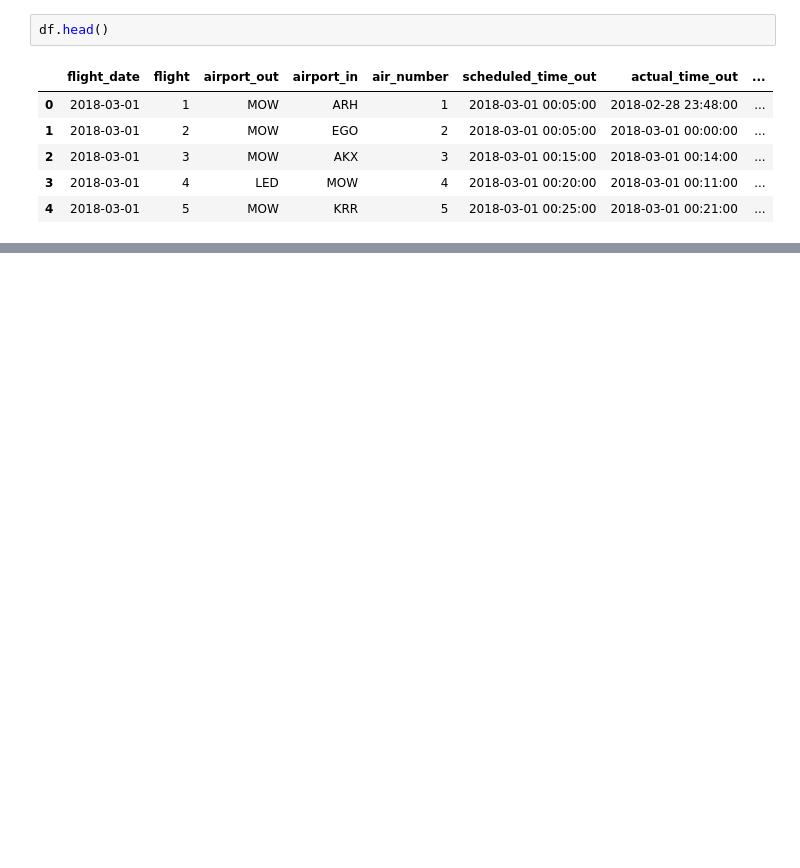
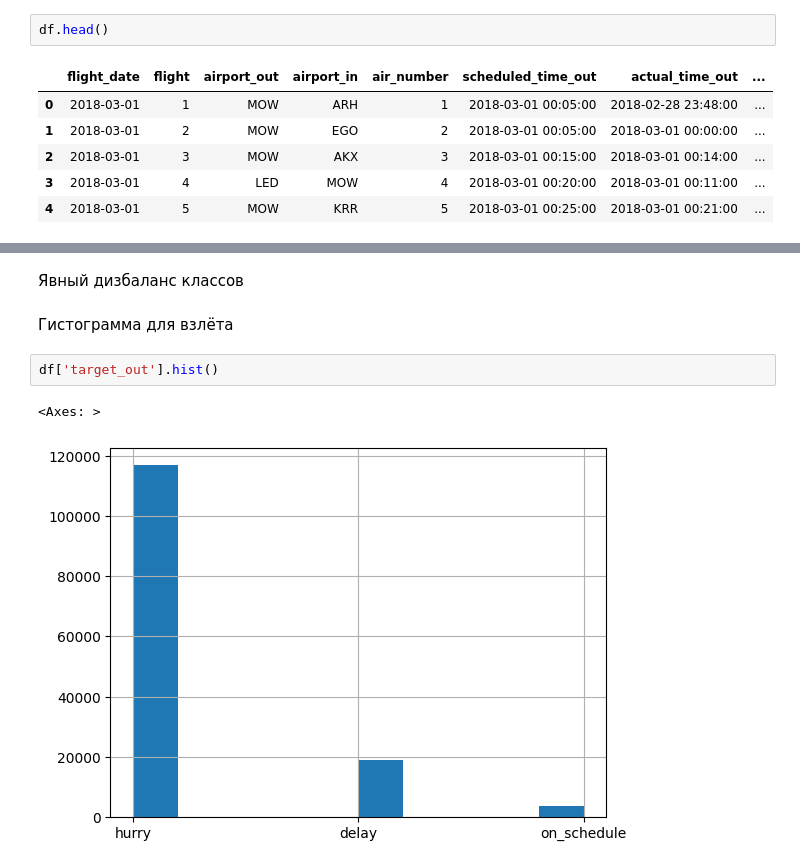
Before and after one commit to Oleksij-gh/infotech-task, a Jupyter notebook: infotech_test_task.ipynb, the cells around one changed output, grey strips where cells are left out. Cells and saved outputs as stored; diff of their text form; blank space fills up the shorter version.

```diff
--- a/infotech_test_task.ipynb
+++ b/infotech_test_task.ipynb
@@ -485,0 +115,9 @@ df.head()
+# %% [markdown]
+Явный дизбаланс классов
+# %% [markdown]
+Гистограмма для взлёта
+# %%
+df['target_out'].hist()
+# %% [output]
+<Axes: >
+[figure, added]
```
Also changed, not shown: parts of 133 cells of this notebook.
